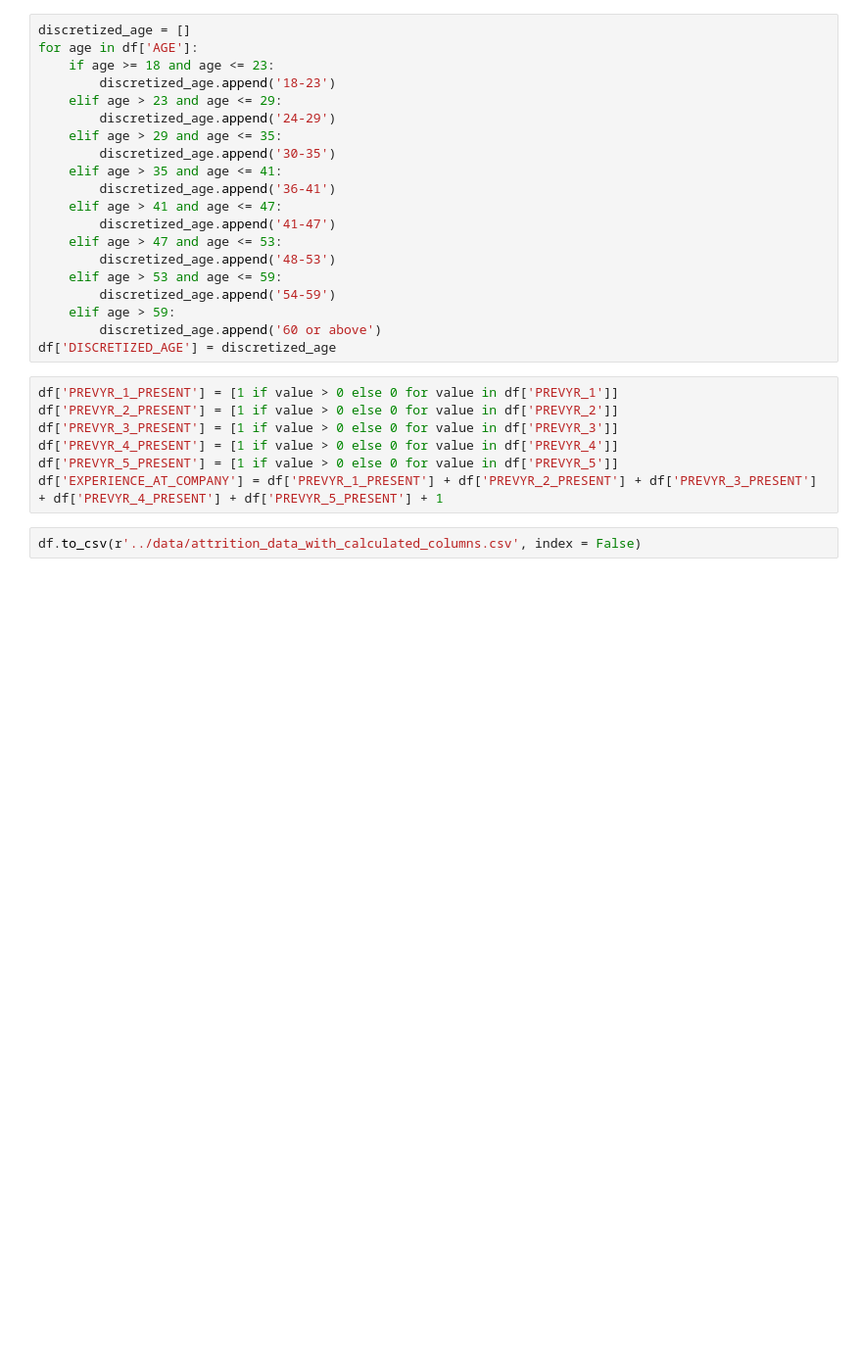
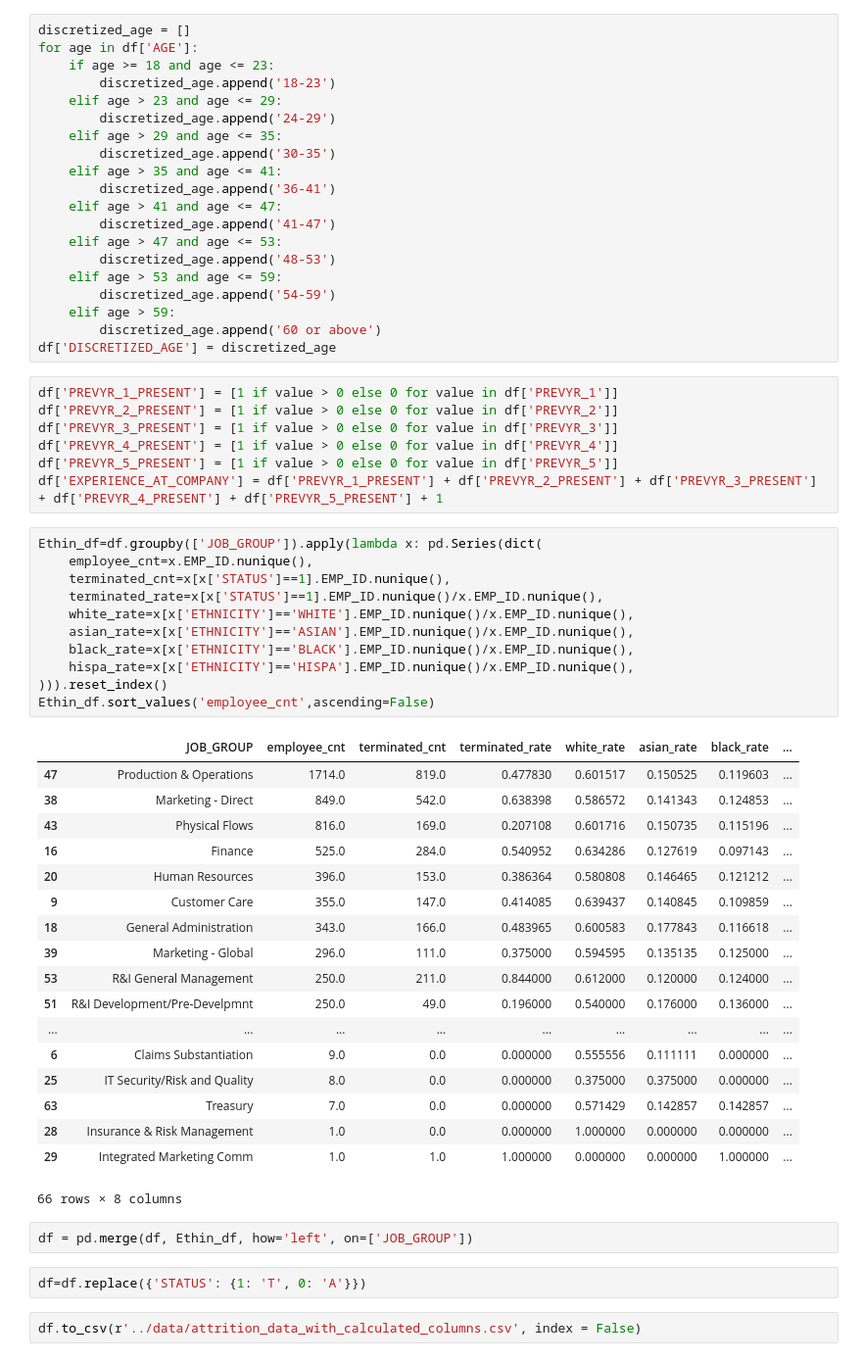
Before and after one commit to vbhuvana7/employee-attrition-prediction, a Jupyter notebook: Python/Creating_calculated_columns.ipynb, the cells around one changed output. Shown: that part at 98% size. Saved outputs shown, nothing was run; the diff lists cells and outputs as text; blank space fills up the shorter version.

```diff
--- a/Python/Creating_calculated_columns.ipynb
+++ b/Python/Creating_calculated_columns.ipynb
@@ -70,5 +73,39 @@ df['PREVYR_3_PRESENT'] = [1 if value > 0 else 0 for value in df['PREVYR_3']]
 df['PREVYR_4_PRESENT'] = [1 if value > 0 else 0 for value in df['PREVYR_4']]
 df['PREVYR_5_PRESENT'] = [1 if value > 0 else 0 for value in df['PREVYR_5']]
 df['EXPERIENCE_AT_COMPANY'] = df['PREVYR_1_PRESENT'] + df['PREVYR_2_PRESENT'] + df['PREVYR_3_PRESENT'] + df['PREVYR_4_PRESENT'] + df['PREVYR_5_PRESENT'] + 1
+# %%
+Ethin_df=df.groupby(['JOB_GROUP']).apply(lambda x: pd.Series(dict(
+    employee_cnt=x.EMP_ID.nunique(),
+    terminated_cnt=x[x['STATUS']==1].EMP_ID.nunique(),
+    terminated_rate=x[x['STATUS']==1].EMP_ID.nunique()/x.EMP_ID.nunique(),
+    white_rate=x[x['ETHNICITY']=='WHITE'].EMP_ID.nunique()/x.EMP_ID.nunique(),
+    asian_rate=x[x['ETHNICITY']=='ASIAN'].EMP_ID.nunique()/x.EMP_ID.nunique(),
+    black_rate=x[x['ETHNICITY']=='BLACK'].EMP_ID.nunique()/x.EMP_ID.nunique(),
+    hispa_rate=x[x['ETHNICITY']=='HISPA'].EMP_ID.nunique()/x.EMP_ID.nunique(),
+))).reset_index()
+Ethin_df.sort_values('employee_cnt',ascending=False)
+# %% [output]
+|  | JOB_GROUP | employee_cnt | terminated_cnt | terminated_rate | white_rate | asian_rate | black_rate | ... |
+| 47 | Production & Operations | 1714.0 | 819.0 | 0.477830 | 0.601517 | 0.150525 | 0.119603 | ... |
+| 38 | Marketing - Direct | 849.0 | 542.0 | 0.638398 | 0.586572 | 0.141343 | 0.124853 | ... |
+| 43 | Physical Flows | 816.0 | 169.0 | 0.207108 | 0.601716 | 0.150735 | 0.115196 | ... |
+| 16 | Finance | 525.0 | 284.0 | 0.540952 | 0.634286 | 0.127619 | 0.097143 | ... |
+| 20 | Human Resources | 396.0 | 153.0 | 0.386364 | 0.580808 | 0.146465 | 0.121212 | ... |
+| 9 | Customer Care | 355.0 | 147.0 | 0.414085 | 0.639437 | 0.140845 | 0.109859 | ... |
+| 18 | General Administration | 343.0 | 166.0 | 0.483965 | 0.600583 | 0.177843 | 0.116618 | ... |
+| 39 | Marketing - Global | 296.0 | 111.0 | 0.375000 | 0.594595 | 0.135135 | 0.125000 | ... |
+| 53 | R&I General Management | 250.0 | 211.0 | 0.844000 | 0.612000 | 0.120000 | 0.124000 | ... |
+| 51 | R&I Development/Pre-Develpmnt | 250.0 | 49.0 | 0.196000 | 0.540000 | 0.176000 | 0.136000 | ... |
+| ... | ... | ... | ... | ... | ... | ... | ... | ... |
+| 6 | Claims Substantiation | 9.0 | 0.0 | 0.000000 | 0.555556 | 0.111111 | 0.000000 | ... |
+| 25 | IT Security/Risk and Quality | 8.0 | 0.0 | 0.000000 | 0.375000 | 0.375000 | 0.000000 | ... |
+| 63 | Treasury | 7.0 | 0.0 | 0.000000 | 0.571429 | 0.142857 | 0.142857 | ... |
+| 28 | Insurance & Risk Management | 1.0 | 0.0 | 0.000000 | 1.000000 | 0.000000 | 0.000000 | ... |
+| 29 | Integrated Marketing Comm | 1.0 | 1.0 | 1.000000 | 0.000000 | 0.000000 | 1.000000 | ... |
+66 rows × 8 columns
+# %%
+df = pd.merge(df, Ethin_df, how='left', on=['JOB_GROUP'])
+# %%
+df=df.replace({'STATUS': {1: 'T', 0: 'A'}})
 # %%
 df.to_csv(r'../data/attrition_data_with_calculated_columns.csv', index = False)
```
Also changed, not shown: parts of 4 cells of this notebook, 20 other files.
